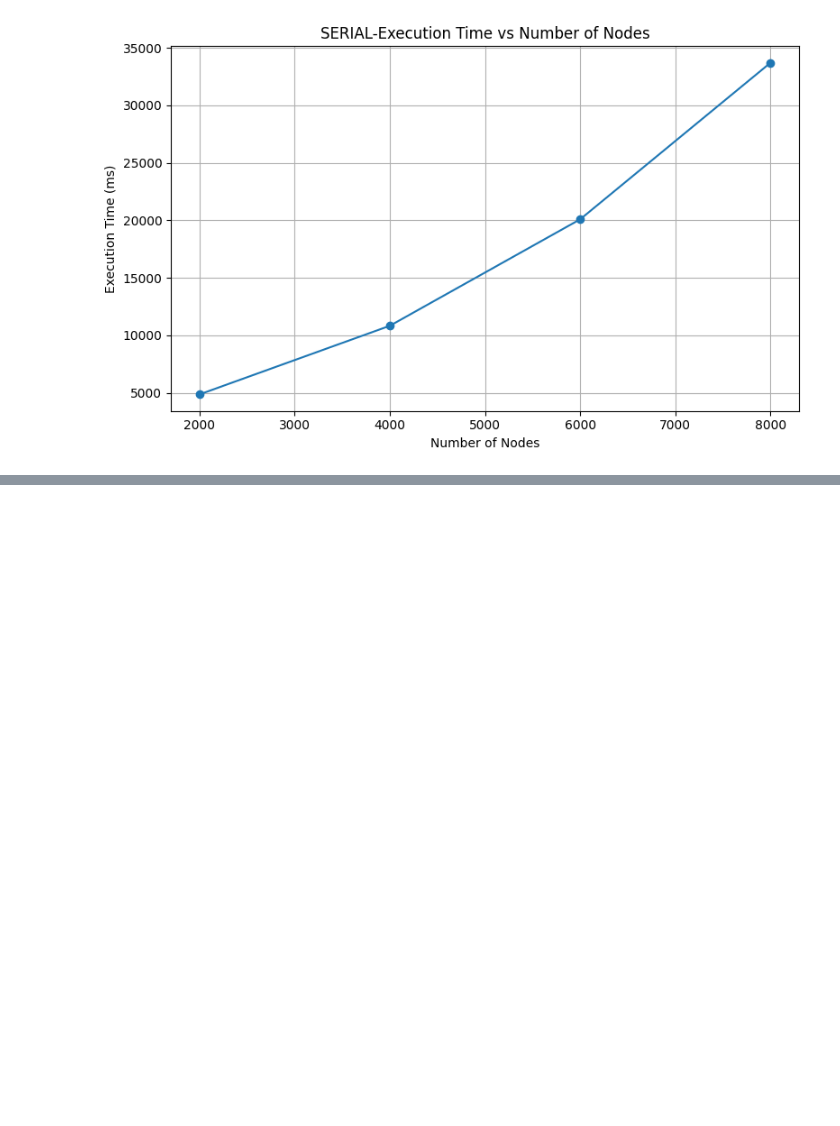
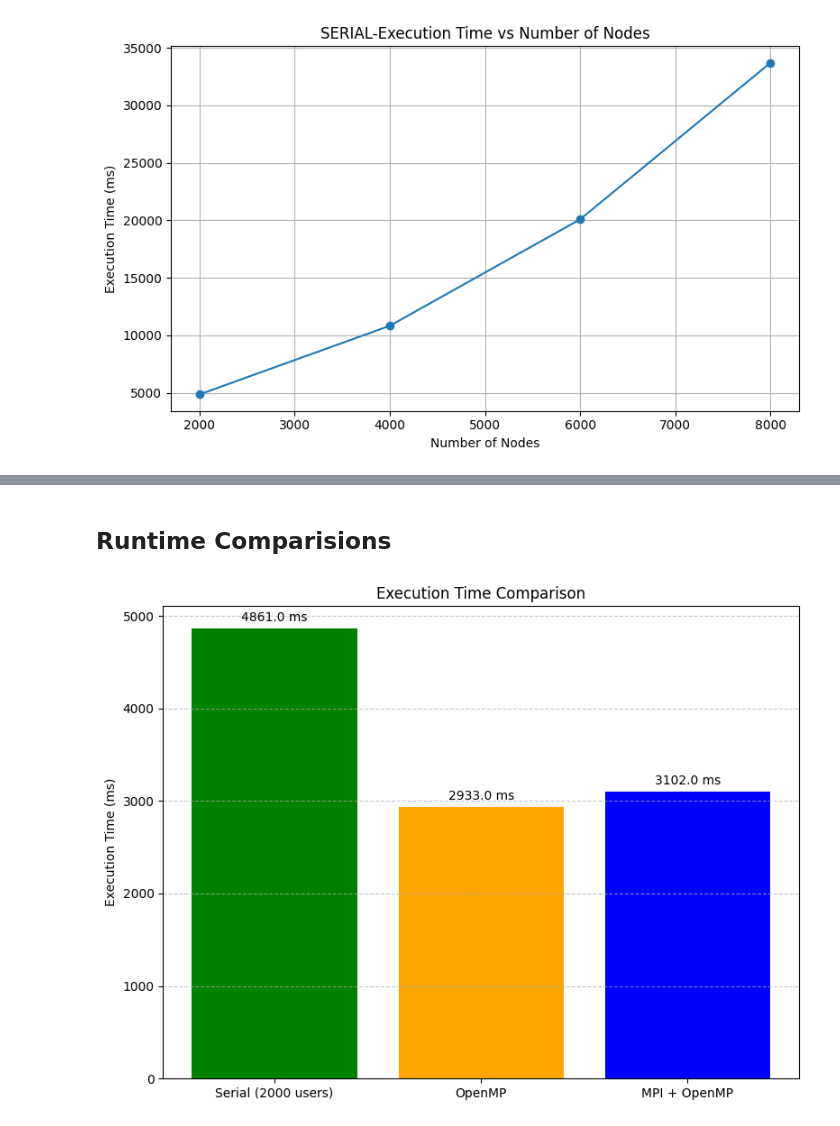
Before and after one commit to tauhaimran/Parallel-social-behavior-based-algorithm-for-identification-of-influential-users-in-social-network, a Jupyter notebook: report/performance_analysis.ipynb, the cells around one changed output, grey strips where cells are left out. Cells and saved outputs as stored; diff of their text form; code cells hidden in the pictures; blank space fills up the shorter version.

```diff
--- a/report/performance_analysis.ipynb
+++ b/report/performance_analysis.ipynb
@@ -55,0 +214,33 @@ plt.show()
+# %% [markdown]
+## Runtime Comparisions
+# %%
+import matplotlib.pyplot as plt
+
+# --- Execution times in milliseconds ---
+serial_time_ms = 4861  # 2000 users (from serial_results.csv)
+openmp_time_ms = 2933           # from openmp_results.csv
+mpi_time_ms = 3102              # from mpi_results.csv
+
+# --- Data for bar chart ---
+labels = ['Serial (2000 users)', 'OpenMP', 'MPI + OpenMP']
+times = [serial_time_ms, openmp_time_ms, mpi_time_ms]
+colors = ['green', 'orange', 'blue']
+
+# --- Plot ---
+plt.figure(figsize=(8, 6))
+bars = plt.bar(labels, times, color=colors)
+
+# Add time labels above bars
+for bar in bars:
+    height = bar.get_height()
+    plt.text(bar.get_x() + bar.get_width()/2, height + 50, f'{height:.1f} ms',
+             ha='center', va='bottom', fontsize=10)
+
+# Titles and labels
+plt.title('Execution Time Comparison')
+plt.ylabel('Execution Time (ms)')
+plt.grid(axis='y', linestyle='--', alpha=0.7)
+plt.tight_layout()
+plt.show()
+# %% [output]
+[figure, added]
```
Also changed, not shown: parts of 13 cells of this notebook, 13 other files.
